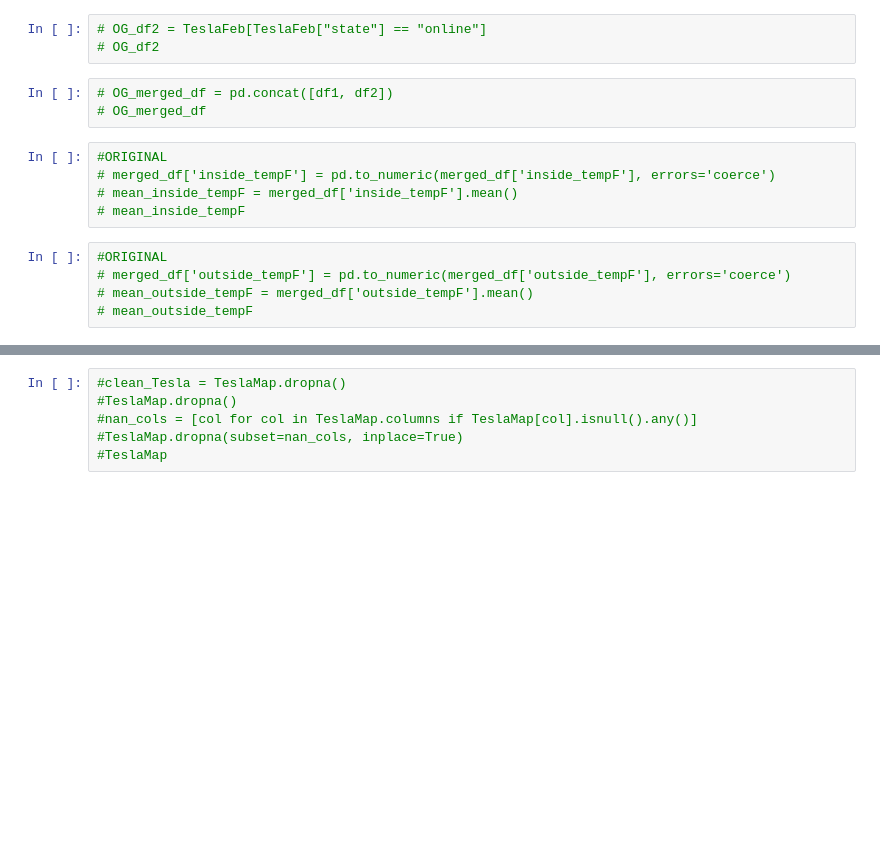
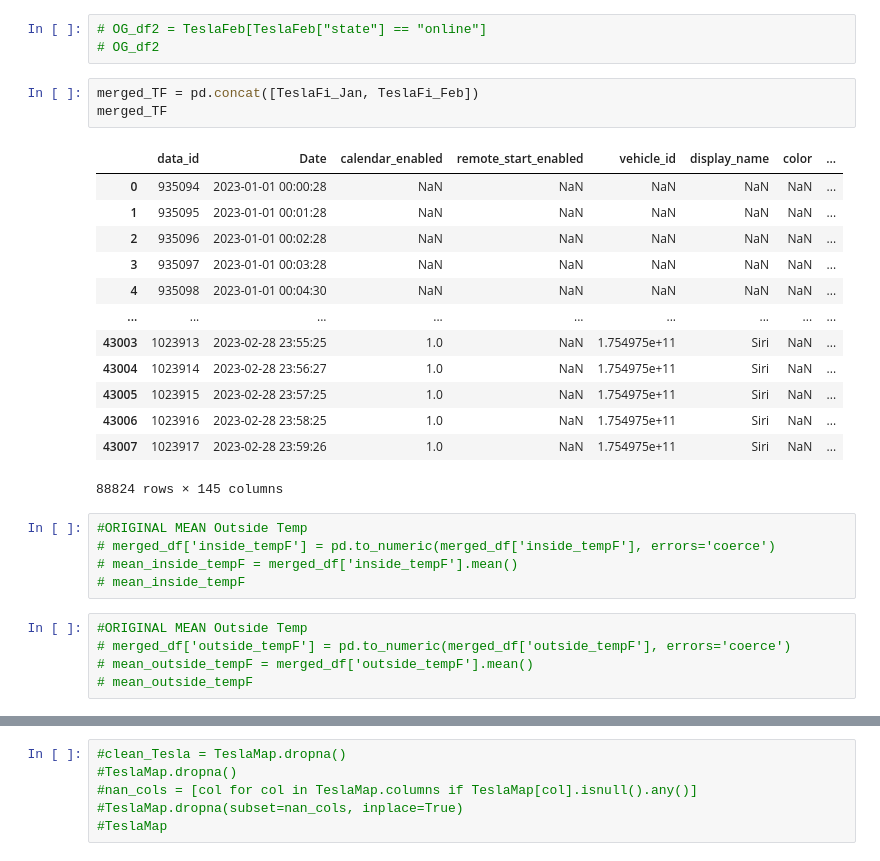
Before and after one commit to kyhokie/data_2_project, a Jupyter notebook: data_2_projectB.ipynb, the cells around one changed output, grey strips where cells are left out. Drawn from its saved outputs; the diff is of its cells as text; blank space fills up the shorter version.

```diff
--- a/data_2_projectB.ipynb
+++ b/data_2_projectB.ipynb
@@ -22,16 +22,30 @@ for readME
 # %%
 # OG_df2 = TeslaFeb[TeslaFeb["state"] == "online"]
 # OG_df2
-# %%
-# OG_merged_df = pd.concat([df1, df2])
-# OG_merged_df
+# %%
+merged_TF = pd.concat([TeslaFi_Jan, TeslaFi_Feb])
+merged_TF
+# %% [output]
+|  | data_id | Date | calendar_enabled | remote_start_enabled | vehicle_id | display_name | color | ... |
+| 0 | 935094 | 2023-01-01 00:00:28 | NaN | NaN | NaN | NaN | NaN | ... |
+| 1 | 935095 | 2023-01-01 00:01:28 | NaN | NaN | NaN | NaN | NaN | ... |
+| 2 | 935096 | 2023-01-01 00:02:28 | NaN | NaN | NaN | NaN | NaN | ... |
+| 3 | 935097 | 2023-01-01 00:03:28 | NaN | NaN | NaN | NaN | NaN | ... |
+| 4 | 935098 | 2023-01-01 00:04:30 | NaN | NaN | NaN | NaN | NaN | ... |
+| ... | ... | ... | ... | ... | ... | ... | ... | ... |
+| 43003 | 1023913 | 2023-02-28 23:55:25 | 1.0 | NaN | 1.754975e+11 | Siri | NaN | ... |
+| 43004 | 1023914 | 2023-02-28 23:56:27 | 1.0 | NaN | 1.754975e+11 | Siri | NaN | ... |
+| 43005 | 1023915 | 2023-02-28 23:57:25 | 1.0 | NaN | 1.754975e+11 | Siri | NaN | ... |
+| 43006 | 1023916 | 2023-02-28 23:58:25 | 1.0 | NaN | 1.754975e+11 | Siri | NaN | ... |
+| 43007 | 1023917 | 2023-02-28 23:59:26 | 1.0 | NaN | 1.754975e+11 | Siri | NaN | ... |
+88824 rows × 145 columns
 # %%
-#ORIGINAL
+#ORIGINAL MEAN Outside Temp
 # merged_df['inside_tempF'] = pd.to_numeric(merged_df['inside_tempF'], errors='coerce')
 # mean_inside_tempF = merged_df['inside_tempF'].mean()
 # mean_inside_tempF
 # %%
-#ORIGINAL
+#ORIGINAL MEAN Outside Temp
 # merged_df['outside_tempF'] = pd.to_numeric(merged_df['outside_tempF'], errors='coerce')
 # mean_outside_tempF = merged_df['outside_tempF'].mean()
 # mean_outside_tempF
```
Also changed, not shown: parts of 7 cells of this notebook.
